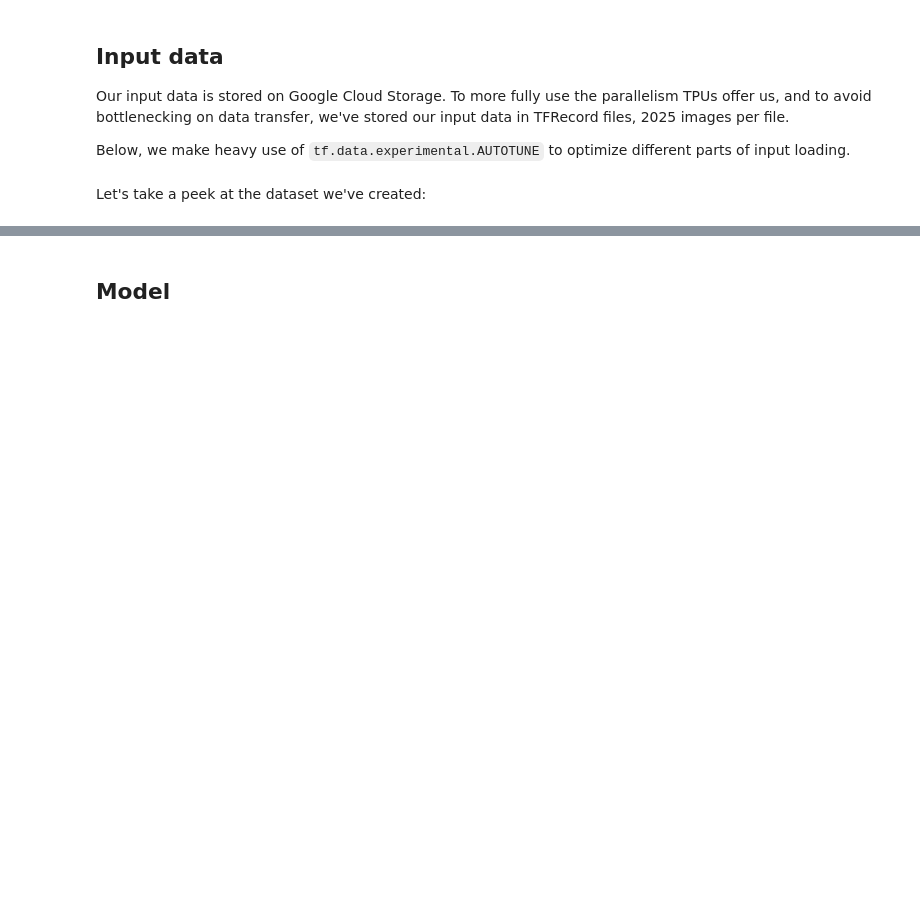
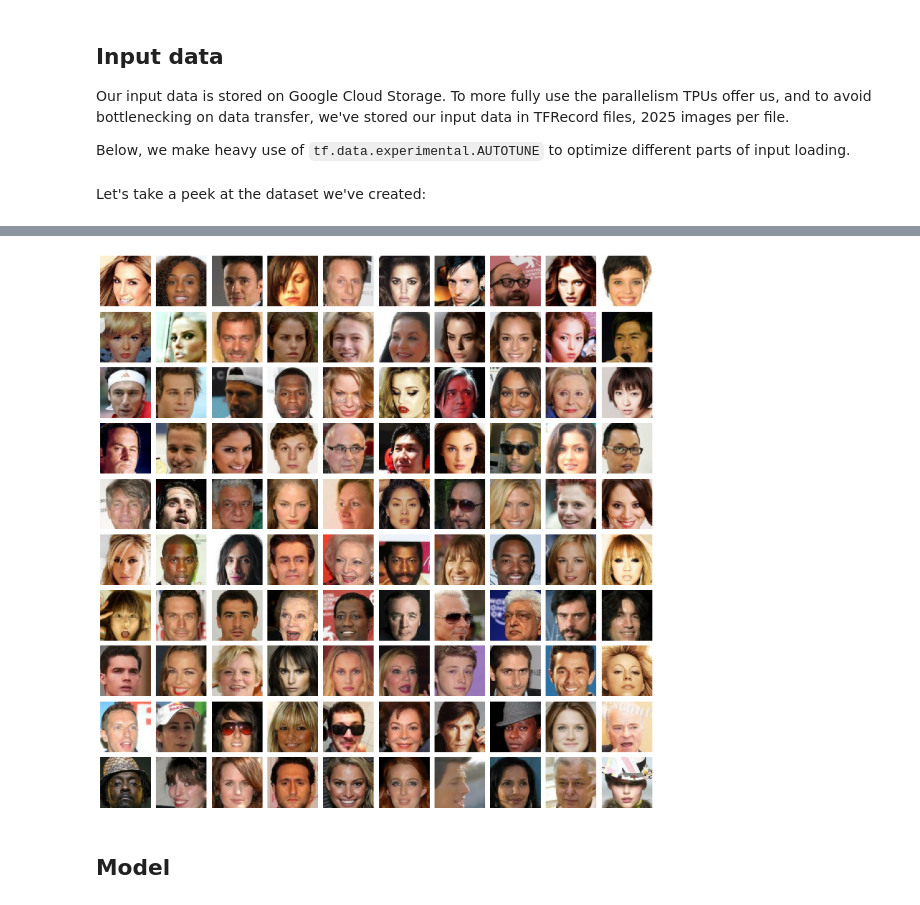
Before and after one commit to AI-Unibo-Projects/DL-Project, a Jupyter notebook: FaceGenerator_Colab.ipynb, the cells around one changed output, grey strips where cells are left out. Drawn from its saved outputs; the diff is of its cells as text; code cells hidden in the pictures; blank space fills up the shorter version.

Commit message:
Add attributes decode in notebook

```diff
--- a/FaceGenerator_Colab.ipynb
+++ b/FaceGenerator_Colab.ipynb
@@ -53,21 +67,26 @@ def parse_tfrecord(example):
       "width": tf.io.FixedLenFeature([], tf.int64),
       "depth": tf.io.FixedLenFeature([], tf.int64),
       "image": tf.io.FixedLenFeature([], tf.string),
+      "attributes": tf.io.VarLenFeature(dtype=tf.string)
   }
-
   example = tf.io.parse_single_example(example, features)
   width = tf.cast(example['width'],tf.int64)
   height = tf.cast(example['height'],tf.int64)
   #decoded = tf.io.decode_raw(example['image'], tf.uint8)
   decoded = tf.image.decode_image(example['image'])
+  attributes = tf.sparse.to_dense(example['attributes'])
+  sess = tf.compat.v1.Session()
+  #print(type(attributes))
+  # attributes = [elem.decode('utf-8') for elem in tf.sparse.to_dense(example['attributes'])]
   normalized = tf.cast(decoded, tf.float32) / 255.0 # convert each 0-255 value to floats in [0, 1] range
   image_tensor = tf.reshape(normalized, [height, width, 3])
   image_tensor = tf.image.resize(image_tensor[45:173,25:153], IMAGE_SIZE) # crop and reshape the image
-  return image_tensor
+  return image_tensor, attributes
 
 def load_dataset(filenames):
   # Read from TFRecords. For optimal performance, we interleave reads from multiple files.
   records = tf.data.TFRecordDataset(filenames, num_parallel_reads=AUTO)
+
   return records.map(parse_tfrecord, num_parallel_calls=AUTO)
 
 dataset = load_dataset(filenames).batch(batch_size).prefetch(AUTO)
@@ -97,0 +113,23 @@ display_images(images, 10)
+# %%
+# Re-run this cell to show a new batch of images
+def check(x):
+  return decode_utf(x) == "True"
+
+def decode_utf(x):
+  return x.decode('utf-8')
+
+images, att = next(training_viz_iterator)
+for i in range(att.shape[0]):
+  for j in range(att.shape[1]):
+    """if j % 2 == 0:
+      att[i][j] = att[i][j].decode('utf-8')
+    else:
+      att[i][j] = att[i][j].decode('utf-8') == "True"
+
+  att[i] = dict(zip(att[i][::2], att[i][1::2]))"""
+  att[i] = dict(zip(map(decode_utf, att[i][::2]), map(check, att[i][1::2])))
+
+print(att)
+
+display_images(images, 10)
+# %% [output]
@@ -98,3 +153,4 @@ display_images(images, 10)
+[figure, added]
 # %% [markdown]
 ## Model
 # %%
```
Also changed, not shown: parts of 4 cells of this notebook, 2 other files.
